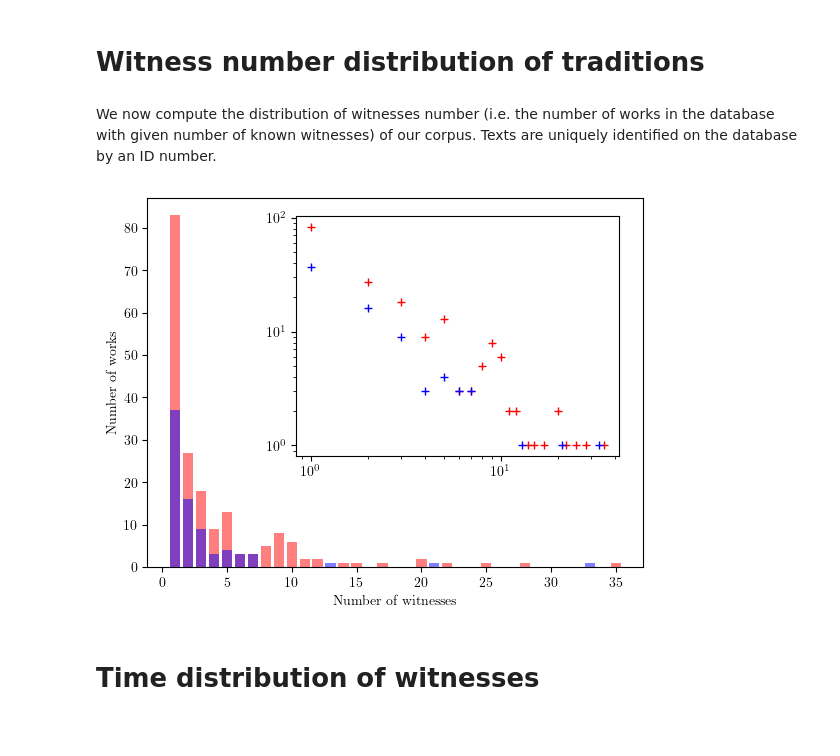
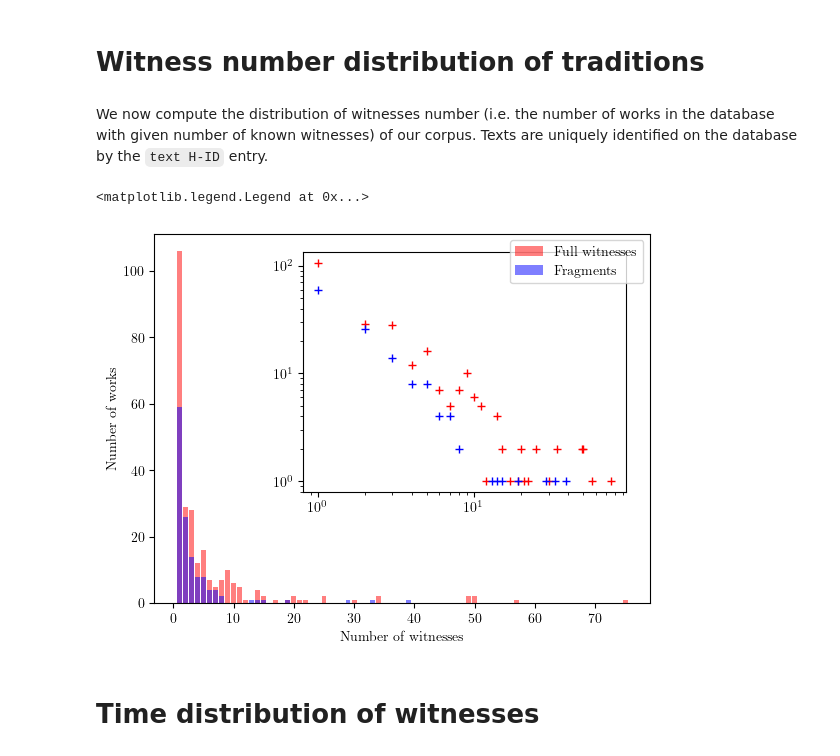
Before and after one commit to LostMa-ERC/ExtinctionOfTexts, a Jupyter notebook: simulation_analysis.ipynb, the cells around one changed output. Saved outputs shown, nothing was run; the diff lists cells and outputs as text; code cells hidden in the pictures.

````diff
--- a/simulation_analysis.ipynb
+++ b/simulation_analysis.ipynb
@@ -147,16 +151,6 @@ lambda_range = np.linspace(lambda_min, lambda_max, lambda_mesh)
 lambda_labels = [r'%.1f'%n for n in (10**(3))*lambda_range]
 mu_labels = [r'%.1f'%n for n in (10**(3))*mu_range]
 
-tau=1000
-T=1000
-
-mu_range = np.linspace(mu_max, mu_min, mu_mesh)
-lambda_range = np.linspace(lambda_min, lambda_max, lambda_mesh)
-
-lambda_labels = [r'%.1f'%n for n in (10**(3))*lambda_range]
-mu_labels = [r'%.1f'%n for n in (10**(3))*mu_range]
-
-
 Nact=1000
 Ninact=1000
 
@@ -166,6 +160,8 @@ output_format='serialized'
 # %%
 if not os.path.exists(f'{path}'):
     os.mkdir(f'{path}')
+
+progress = tqdm(total = mu_mesh * lambda_mesh * trad_nb)
 
 for i in range(mu_mesh):
     for j in range(lambda_mesh):
@@ -173,7 +169,6 @@ for i in range(mu_mesh):
             l = lambda_range[j]
             m = mu_range[i]
 
-            print(f'lambda = {l}    mu = {m}    k = {k}')
             point_path = f'{path}/lambda={lambda_labels[j]}_mu={mu_labels[i]}'
 
             if not os.path.exists(point_path):
@@ -188,3 +183,5 @@ for i in range(mu_mesh):
 
             if output_format == 'csv':
                 bd.csv_dump(g, f'{point_path}/{k}')
+
+            progress.update(1)
@@ -253,10 +234,10 @@ for plot in plots.values():
 # %%
 path = 'simulations'
 
-# list of generated plots with corresponding
-# * data array (data)
-# * title of the plot (label)
-# * precision of the ticks displayed on the diagramm (precision)
+# plots: list of generated plots with corresponding
+## data array (data)
+## title of the plot (label)
+## precision of the ticks displayed on the diagramm (precision)
 
 plots= {'median_time_living' : {'data' : [], 'line' : [],
                 'label' : r'\textbf{A) Median birth time of surviving witnesses}', 'precision' : 0},
@@ -275,6 +256,8 @@ plots= {'median_time_living' : {'data' : [], 'line' : [],
         'dist_gen_arch' : {'data' : [], 'line' : [],
                 'label' : r'\textbf{E) Original - archetype median distance}', 'precision' : 1}}
 
+progress = tqdm(total = mu_mesh * lambda_mesh * trad_nb)
+
 for i in range(len(mu_range)):
 
     for data in plots.keys():
@@ -285,13 +268,12 @@ for i in range(len(mu_range)):
         l = lambda_range[j]
         m = mu_range[i]
 
-        print(f'l = {l}     m = {m}')
-
         trees = []                  # all trees at phase diagram point
         living_trees = []           # all trees with at least one surviving witness
-        stemmatizable_trees = []    # all trees with at least tree surviving witnesses
+        stemmatizable_trees = []    # all trees with at least three surviving witnesses
 
         for k in range(0,trad_nb):
+            progress.update(1)
             with open(f'{path}/lambda={lambda_labels[j]}_mu={mu_labels[i]}/{k}', 'rb') as f:
                 g = pickle.load(f)
             trees.append(g)
@@ -569,9 +558,9 @@ print(tabulate(results_chGeste, headers='firstrow', tablefmt='fancy_grid'))
 # %% [markdown]
 # Witness number distribution of traditions
 # %% [markdown]
-We now compute the distribution of witnesses number (i.e. the number of works in the database with given number of known witnesses) of our corpus. Texts are uniquely identified on the database by an ID number.
+We now compute the distribution of witnesses number (i.e. the number of works in the database with given number of known witnesses) of our corpus. Texts are uniquely identified on the database by the ```text H-ID``` entry.
 # %%
-df = pd.read_csv("corpus_database.csv")
+df = pd.read_csv("Old_French_witnesses.csv")
 # %%
 works = set(list(df['text H-ID']))
 size_frags_d = []
@@ -589,25 +578,26 @@ size_dist_frags = Counter(size_frags_d)
 # %%
 fig, ax1 = plt.subplots()
 
 xw = np.array(list(size_dist.keys()))
 xf = np.array(list(size_dist_frags.keys()))
 yw = np.array(list(size_dist.values()))
 yf = np.array(list(size_dist_frags.values()))
 
 left, bottom, width, height = [0.3, 0.3, 0.65, 0.65]
 ax2 = ax1.inset_axes([left, bottom, width, height])
 
 ax2.loglog(xw, yw, 'r+')
 ax2.loglog(xf, yf, 'b+')
 
-ax1.bar(xw,yw, color = 'r', alpha = 0.5)
-ax1.bar(xf,yf,color = 'b', alpha = 0.5)
+ax1.bar(xw,yw, color = 'r', alpha = 0.5, label='Full witnesses')
+ax1.bar(xf,yf,color = 'b', alpha = 0.5, label='Fragments')
 
 ax1.set_ylabel(r'Number of works')
 ax1.set_xlabel(r'Number of witnesses')
-fig.savefig('witness_distribution.pdf')
+ax1.legend()
 # %% [output]
+<matplotlib.legend.Legend at 0x...>
-[figure, old version]
+[figure, new version]
 # %% [markdown]
 # Time distribution of witnesses
 # %%
````
Also changed, not shown: parts of 10 cells of this notebook, 5 other files.
